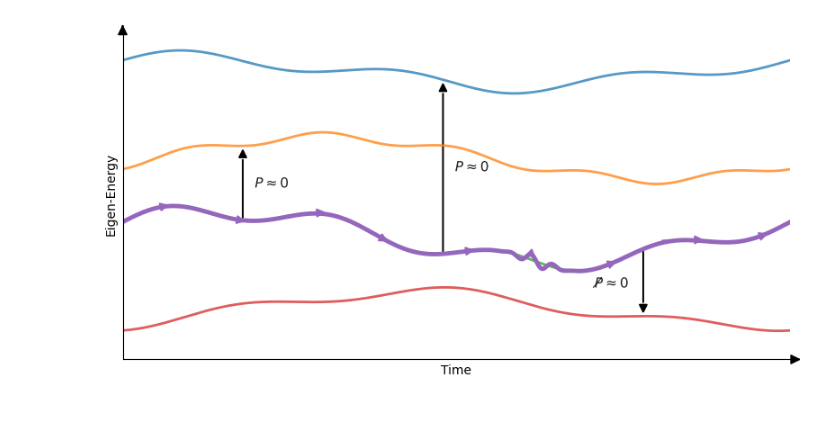
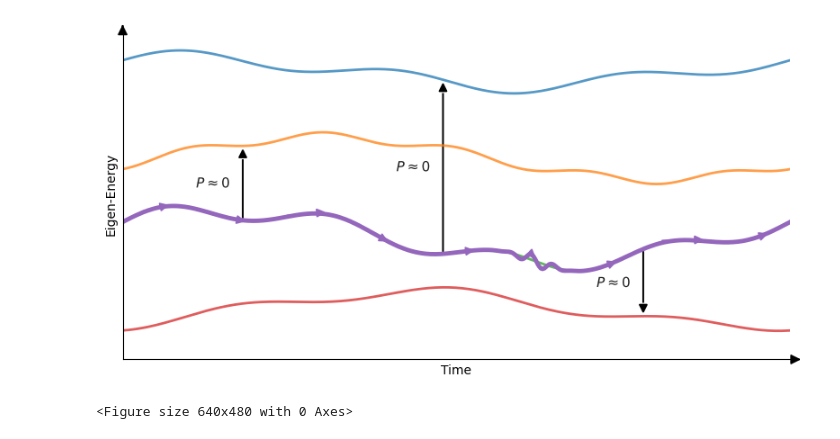
Before and after one commit to Zolti94/HB-GRAPE-qoc, a Jupyter notebook: notebooks/introduction_figs.ipynb, the cells around one changed output. Cells and saved outputs as stored; diff of their text form; code cells hidden in the pictures.

```diff
--- a/notebooks/introduction_figs.ipynb
+++ b/notebooks/introduction_figs.ipynb
@@ -109,39 +109,41 @@ def transition_arrow(
 arrow_times = np.linspace(0.05, 0.95, 9)
 for tau in arrow_times:
     add_path_arrow(float(tau))
 
 transition_specs = [
-    (0.18, bands[1], r"$P \approx 0$", "left"),
-    (0.48, bands[0], r"$P \approx 0$", "left"),
+    (0.18, bands[1], r"$P \approx 0$", "right"),
+    (0.48, bands[0], r"$P \approx 0$", "right"),
     (0.78, bands[3], r"$P \approx 0$", "right"),
 ]
 for tau, target, label, align in transition_specs:
     transition_arrow(tau, target, label, text_align=align)
 
 # Labels and axes styling
 ax.set_xlabel("Time")
 ax.set_ylabel("Eigen-Energy")
 ax.set_xlim(0.0, 1.0)
 ax.set_ylim(0.2, 2.5)
 ax.set_xticks([])
 ax.set_yticks([])
 ax.tick_params(bottom=False, left=False, labelbottom=False, labelleft=False)
 axis_arrow_style = dict(arrowstyle="-|>", mutation_scale=16, lw=1.3, color="#000000")
 ax.spines["top"].set_visible(False)
 ax.spines["right"].set_visible(False)
 x0, x1 = ax.get_xlim()
 y0, y1 = ax.get_ylim()
 ax.annotate("", xy=(x1 + 0.02 * (x1 - x0), y0), xytext=(x1, y0),
             xycoords="data", arrowprops=axis_arrow_style, annotation_clip=False)
 ax.annotate("", xy=(x0, y1 + 0.02 * (y1 - y0)), xytext=(x0, y1),
             xycoords="data", arrowprops=axis_arrow_style, annotation_clip=False)
 plt.tight_layout()
 plt.show()
 # %% [output]
-[figure, old version]
+[figure, new version]
 # %%
 # Save exports
-png_path = "/home/yehon/projects/grape-crab-qoc/results.png"
-svg_path = "/home/yehon/projects/grape-crab-qoc/results.svg"
+png_path = "/home/yehon/projects/grape-crab-qoc/results/adiabatic_trajectories.png"
+svg_path = "/home/yehon/projects/grape-crab-qoc/results/adiabatic_trajectories.svg"
 plt.savefig(png_path, dpi=300, bbox_inches="tight")
 plt.savefig(svg_path, bbox_inches="tight")
+# %% [output]
+<Figure size 640x480 with 0 Axes>
```
